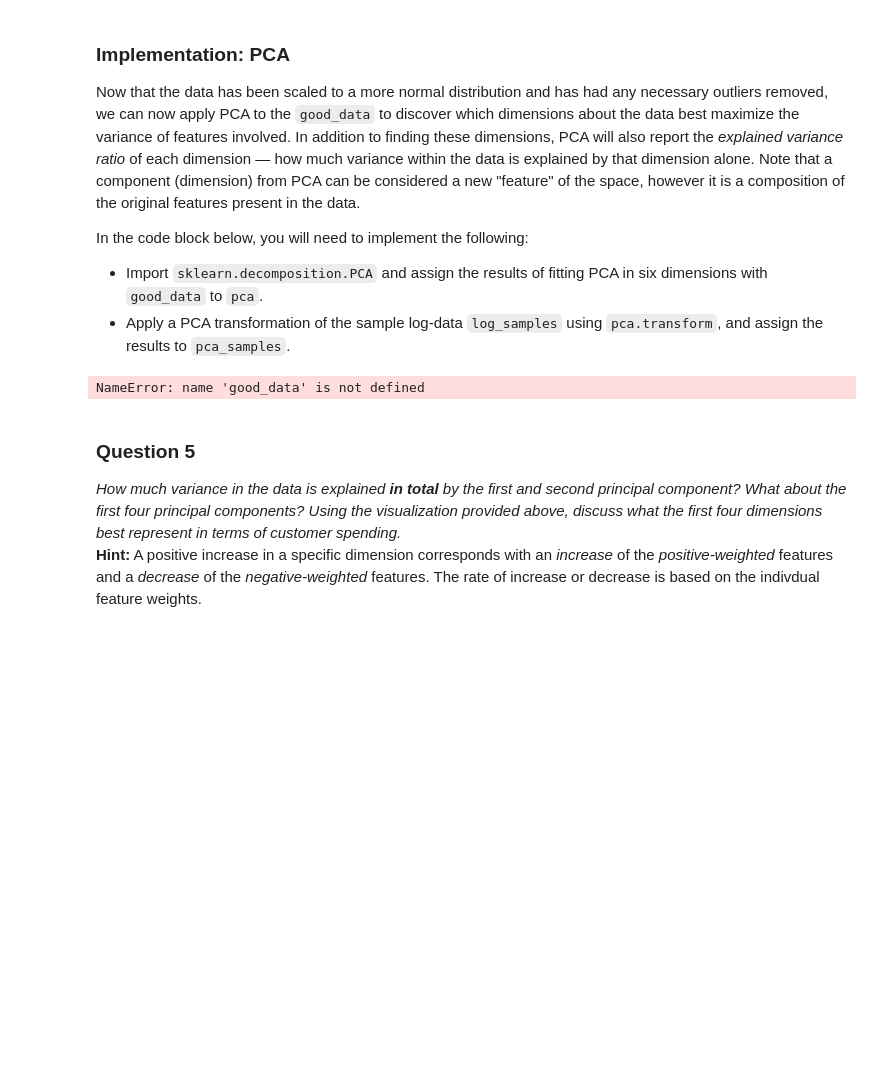
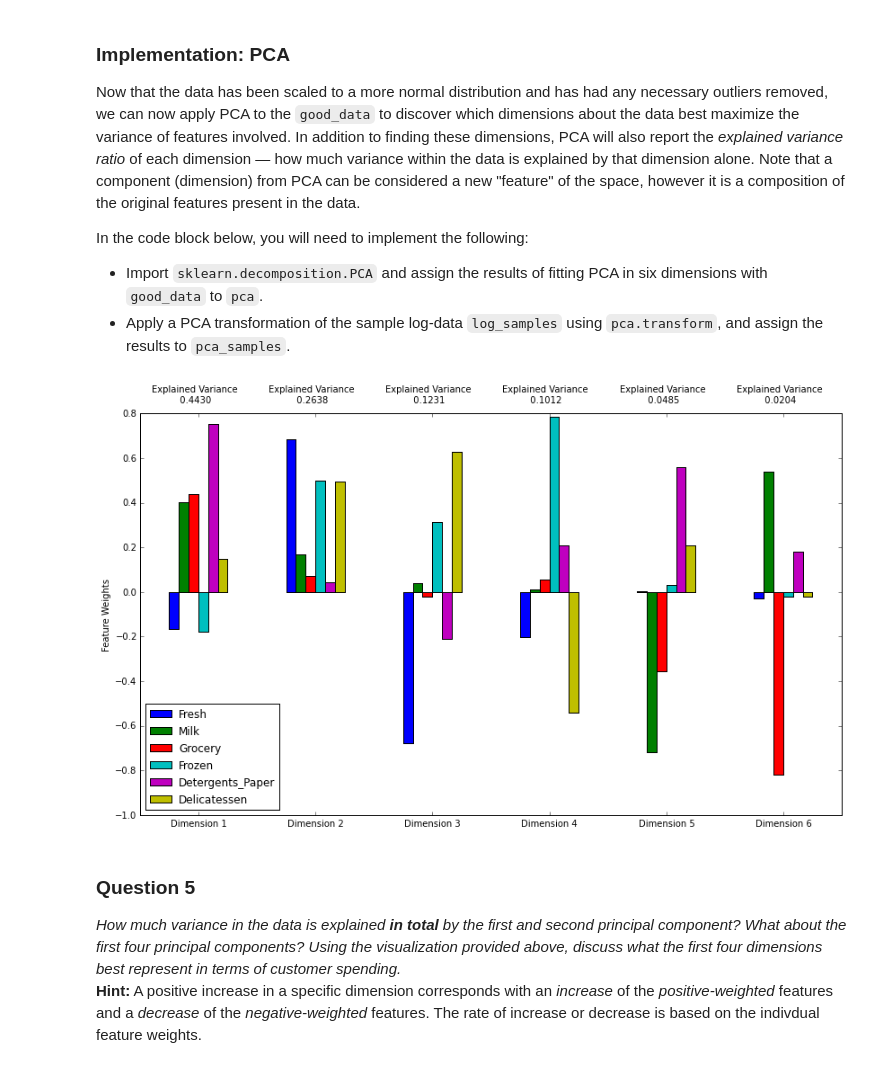
Before and after one commit to ankdesh/Udacity-MachineLearning-Nanodegree, a Jupyter notebook: projects/creating_customer_segments/customer_segments.ipynb, the cells around one changed output. Drawn from its saved outputs; the diff is of its cells as text; code cells hidden in the pictures; blank space fills up the shorter version.

```diff
--- a/projects/creating_customer_segments/customer_segments.ipynb
+++ b/projects/creating_customer_segments/customer_segments.ipynb
@@ -174,24 +182,44 @@ In the code block below, you will need to implement the following:
 **NOTE:** If you choose to remove any outliers, ensure that the sample data does not contain any of these points!
 Once you have performed this implementation, the dataset will be stored in the variable `good_data`.
 # %%
+from sets import Set
+outliers_indices = {}
+
 # For each feature find the data points with extreme high or low values
 for feature in log_data.keys():
 
     # TODO: Calculate Q1 (25th percentile of the data) for the given feature
-    Q1 = None
+    Q1 = np.percentile(log_data[feature], 25)
 
     # TODO: Calculate Q3 (75th percentile of the data) for the given feature
-    Q3 = None
+    Q3 = np.percentile(log_data[feature], 75)
 
     # TODO: Use the interquartile range to calculate an outlier step (1.5 times the interquartile range)
-    step = None
+    step = 1.5 * (Q3 - Q1)
 
     # Display the outliers
     print "Data points considered outliers for the feature '{}':".format(feature)
-    display(log_data[~((log_data[feature] >= Q1 - step) & (log_data[feature] <= Q3 + step))])
+    outlier = log_data[~((log_data[feature] >= Q1 - step) & (log_data[feature] <= Q3 + step))]
+    outliers_indices[feature] = Set(outlier.index)
+    display(outlier)
+
+# Find outlier in all the Feature
+consistent_outliers = Set(all_outliers['Fresh'])
+for feature in all_outliers.keys():
+    consistent_outliers.intersection_update(feature)
+#print ("Outlier in all of the features: " + str(consistent_outliers))
+
+# Create histogram for outliers => map of customer index to num of outlier features
+hist_outliers = {}
+for feature in all_outliers.keys():
+    for idx in all_outliers[feature]:
+        hist_outliers[idx] = hist_outliers[idx] + 1 if idx in hist_outliers.keys() else 1
+
+# Find out liers in more than one feature
+twice_outliers = [key for key,item in hist_outliers.iteritems() if item > 1]
 
 # OPTIONAL: Select the indices for data points you wish to remove
-outliers  = []
+outliers  = twice_outliers
 
 # Remove the outliers, if any were specified
 good_data = log_data.drop(log_data.index[outliers]).reset_index(drop = True)
@@ -214,15 +303,16 @@ In the code block below, you will need to implement the following:
 # %%
 # TODO: Apply PCA by fitting the good data with the same number of dimensions as features
 from sklearn.decomposition import PCA
-pca = PCA.fit(good_data)
+pca = PCA(n_components=6)
+pca.fit(good_data)
 
 # TODO: Transform the sample log-data using the PCA fit above
 pca_samples = pca.transform(log_samples)
 
 # Generate PCA results plot
 pca_results = rs.pca_results(good_data, pca)
 # %% [output]
-NameError: name 'good_data' is not defined
+[figure, added]
 # %% [markdown]
 ### Question 5
 *How much variance in the data is explained* ***in total*** *by the first and second principal component? What about the first four principal components? Using the visualization provided above, discuss what the first four dimensions best represent in terms of customer spending.*
```
Also changed, not shown: parts of 12 cells of this notebook.
